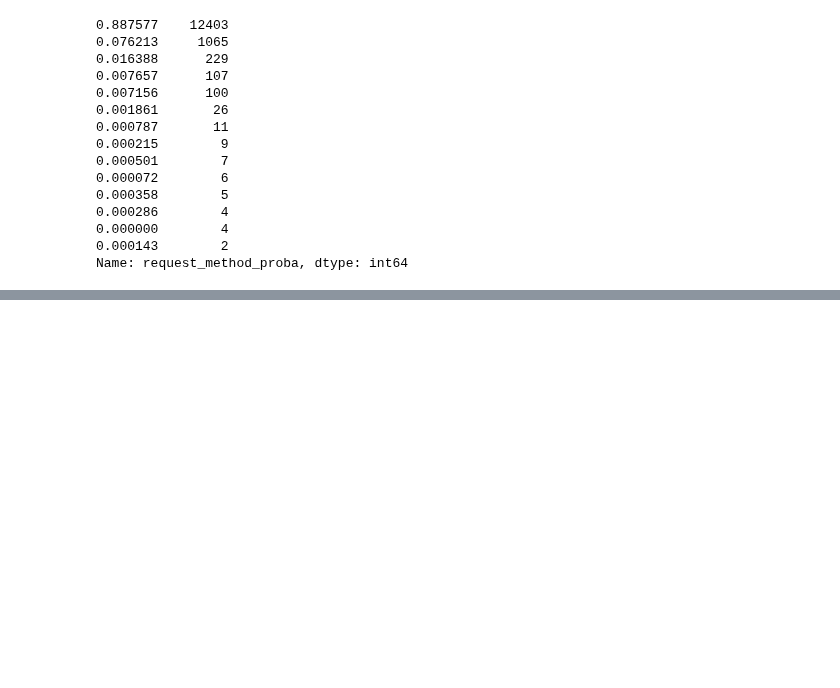
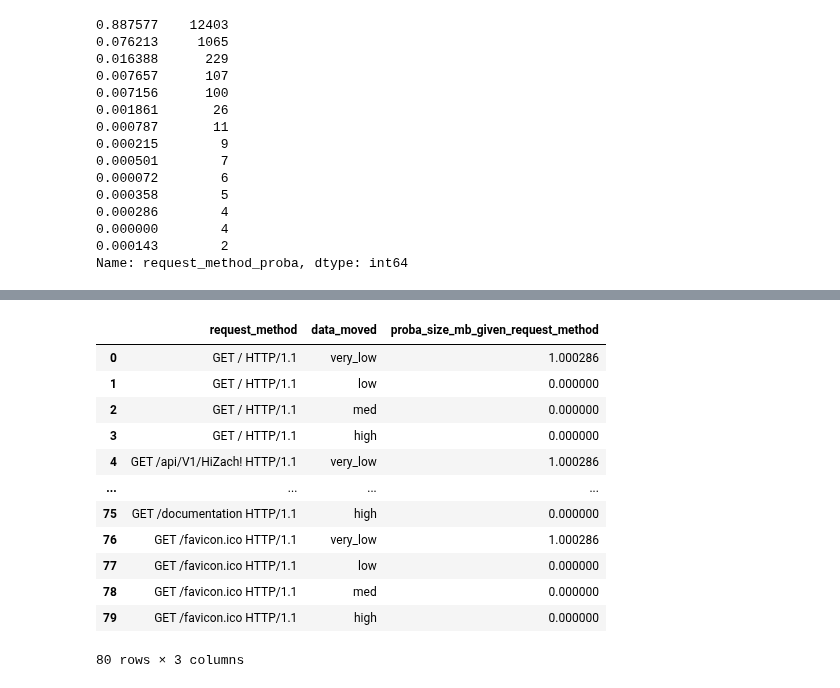
Before and after one commit to CSolitaire/anomaly-detection-exercises, a Jupyter notebook: discrete_anomaly_detection.ipynb, the cells around one changed output, grey strips where cells are left out. Saved outputs shown, nothing was run; the diff lists cells and outputs as text; code cells hidden in the pictures; blank space fills up the shorter version.

```diff
--- a/discrete_anomaly_detection.ipynb
+++ b/discrete_anomaly_detection.ipynb
@@ -648,0 +686,27 @@ Name: request_method_proba, dtype: int64
+# %%
+method_probs = train.groupby('request_method').size().div(len(df)) # This Works
+
+status_given_request_method = pd.DataFrame(train.groupby(['request_method', 'data_moved']).\
+                               size().div(len(train)).\
+                               div(method_probs,
+                                   axis=0,
+                                   level='request_method').\
+                               reset_index().\
+                               rename(index=str,
+                                      columns={0: 'proba_size_mb_given_request_method'})
+                              )
+status_given_request_method
+# %% [output]
+|  | request_method | data_moved | proba_size_mb_given_request_method |
+| 0 | GET / HTTP/1.1 | very_low | 1.000286 |
+| 1 | GET / HTTP/1.1 | low | 0.000000 |
+| 2 | GET / HTTP/1.1 | med | 0.000000 |
+| 3 | GET / HTTP/1.1 | high | 0.000000 |
+| 4 | GET /api/V1/HiZach! HTTP/1.1 | very_low | 1.000286 |
+| ... | ... | ... | ... |
+| 75 | GET /documentation HTTP/1.1 | high | 0.000000 |
+| 76 | GET /favicon.ico HTTP/1.1 | very_low | 1.000286 |
+| 77 | GET /favicon.ico HTTP/1.1 | low | 0.000000 |
+| 78 | GET /favicon.ico HTTP/1.1 | med | 0.000000 |
+| 79 | GET /favicon.ico HTTP/1.1 | high | 0.000000 |
+80 rows × 3 columns
```
Also changed, not shown: parts of 14 cells of this notebook.
